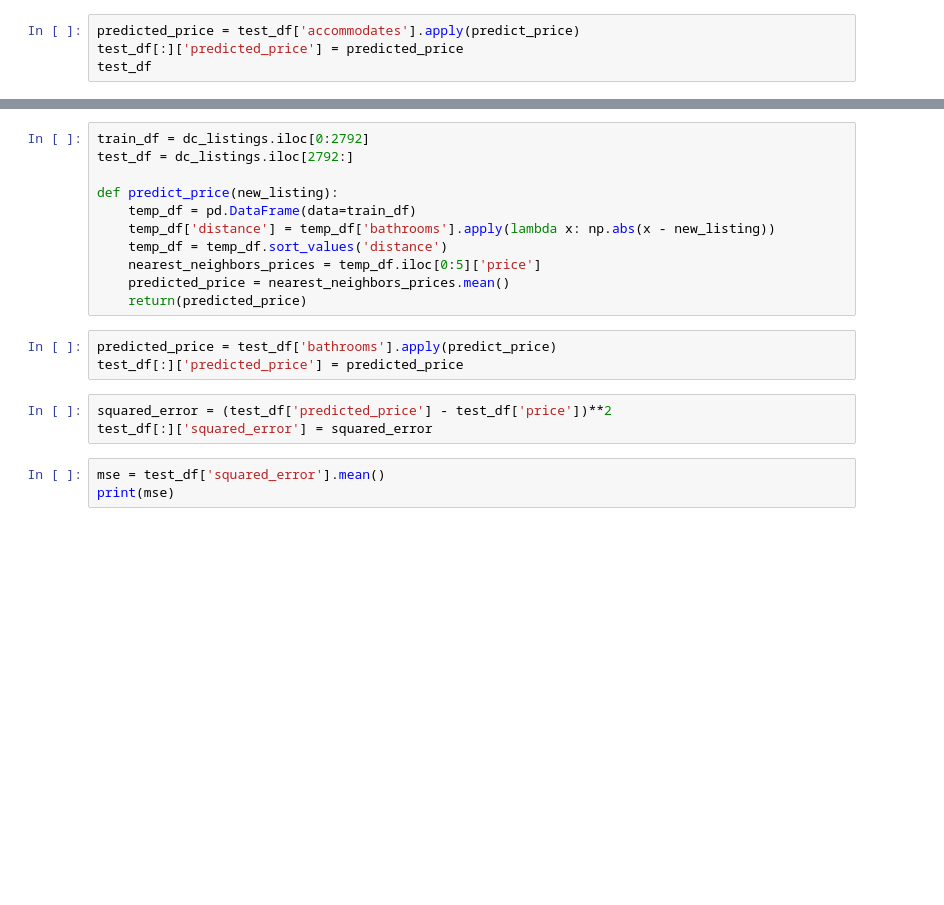
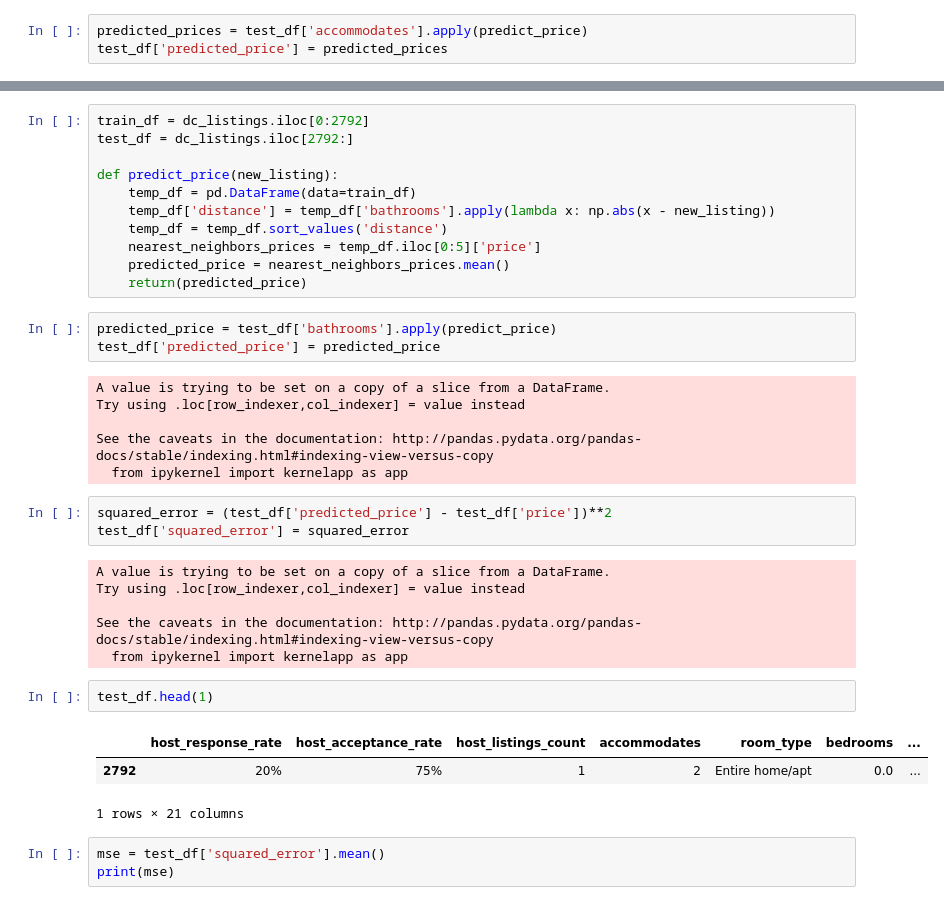
Before and after one commit to marco-olimpio/ufrn, a Jupyter notebook: EEC2006/4_AIRBNB/Part II - Evaluating Model Performance.ipynb, the cells around one changed output, grey strips where cells are left out. Cells and saved outputs as stored; diff of their text form; blank space fills up the shorter version.

```diff
--- a/EEC2006/4_AIRBNB/Part II - Evaluating Model Performance.ipynb
+++ b/EEC2006/4_AIRBNB/Part II - Evaluating Model Performance.ipynb
@@ -56,7 +55,6 @@ def predict_price(new_listing):
     predicted_price = nearest_neighbor_prices.mean()
     return(predicted_price)
 # %%
-predicted_price = test_df['accommodates'].apply(predict_price)
-test_df[:]['predicted_price'] = predicted_price
-test_df
+predicted_prices = test_df['accommodates'].apply(predict_price)
+test_df['predicted_price'] = predicted_prices
 # %% [output]
@@ -185,10 +191,28 @@ def predict_price(new_listing):
     return(predicted_price)
 # %%
 predicted_price = test_df['bathrooms'].apply(predict_price)
-test_df[:]['predicted_price'] = predicted_price
+test_df['predicted_price'] = predicted_price
+# %% [output]
+A value is trying to be set on a copy of a slice from a DataFrame.
+Try using .loc[row_indexer,col_indexer] = value instead
+
+See the caveats in the documentation: http://pandas.pydata.org/pandas-docs/stable/indexing.html#indexing-view-versus-copy
+  from ipykernel import kernelapp as app
 # %%
 squared_error = (test_df['predicted_price'] - test_df['price'])**2
-test_df[:]['squared_error'] = squared_error
+test_df['squared_error'] = squared_error
+# %% [output]
+A value is trying to be set on a copy of a slice from a DataFrame.
+Try using .loc[row_indexer,col_indexer] = value instead
+
+See the caveats in the documentation: http://pandas.pydata.org/pandas-docs/stable/indexing.html#indexing-view-versus-copy
+  from ipykernel import kernelapp as app
+# %%
+test_df.head(1)
+# %% [output]
+|  | host_response_rate | host_acceptance_rate | host_listings_count | accommodates | room_type | bedrooms | ... |
+| 2792 | 20% | 75% | 1 | 2 | Entire home/apt | 0.0 | ... |
+1 rows × 21 columns
 # %%
 mse = test_df['squared_error'].mean()
 print(mse)
```
Also changed, not shown: parts of 7 cells of this notebook.
